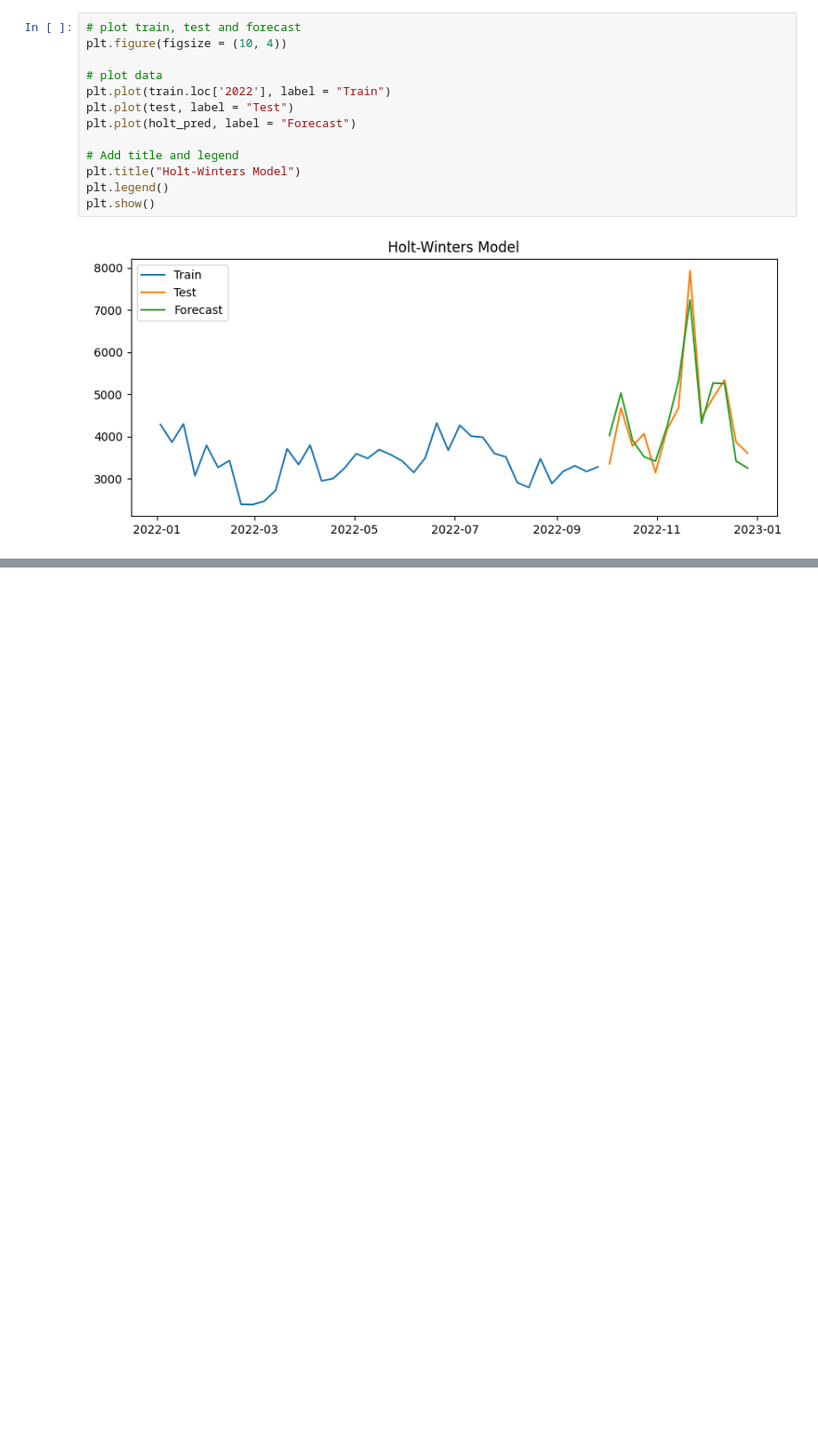
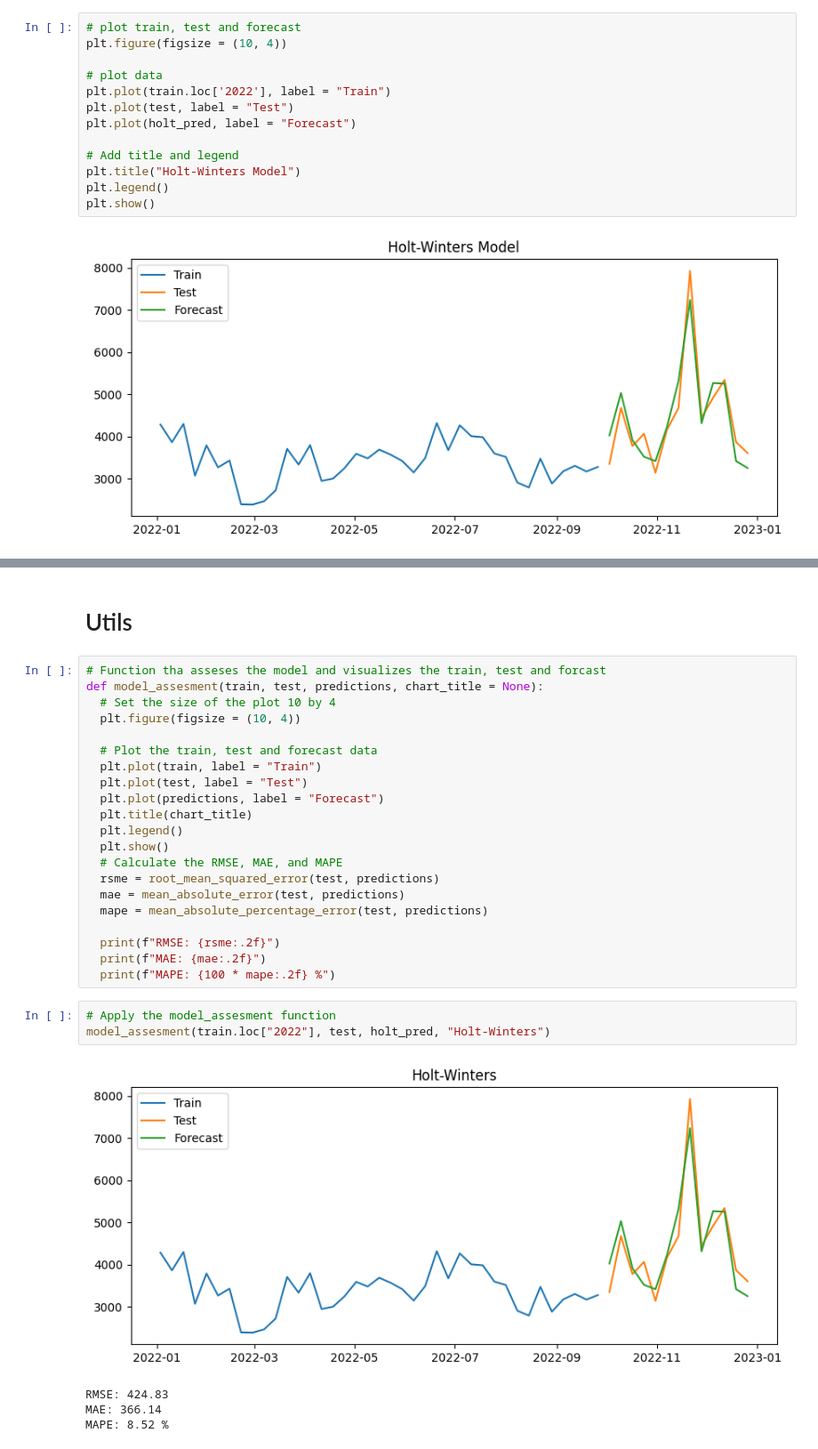
Before and after one commit to rizaho/ml_for_financial_analysis, a Jupyter notebook: 201_2_Holt_Winters_Exponential_Smoothing.ipynb, the cells around one changed output, grey strips where cells are left out. Shown at 89% size. Saved outputs shown, nothing was run; the diff lists cells and outputs as text; blank space fills up the shorter version.

```diff
--- a/201_2_Holt_Winters_Exponential_Smoothing.ipynb
+++ b/201_2_Holt_Winters_Exponential_Smoothing.ipynb
@@ -360,0 +380,31 @@ plt.show()
+# %% [markdown]
+# Utils
+# %%
+# Function tha asseses the model and visualizes the train, test and forcast
+def model_assesment(train, test, predictions, chart_title = None):
+  # Set the size of the plot 10 by 4
+  plt.figure(figsize = (10, 4))
+
+  # Plot the train, test and forecast data
+  plt.plot(train, label = "Train")
+  plt.plot(test, label = "Test")
+  plt.plot(predictions, label = "Forecast")
+  plt.title(chart_title)
+  plt.legend()
+  plt.show()
+  # Calculate the RMSE, MAE, and MAPE
+  rsme = root_mean_squared_error(test, predictions)
+  mae = mean_absolute_error(test, predictions)
+  mape = mean_absolute_percentage_error(test, predictions)
+
+  print(f"RMSE: {rsme:.2f}")
+  print(f"MAE: {mae:.2f}")
+  print(f"MAPE: {100 * mape:.2f} %")
+# %%
+# Apply the model_assesment function
+model_assesment(train.loc["2022"], test, holt_pred, "Holt-Winters")
+# %% [output]
+[figure, added]
+RMSE: 424.83
+MAE: 366.14
+MAPE: 8.52 %
```
Also changed, not shown: parts of 3 cells of this notebook.
